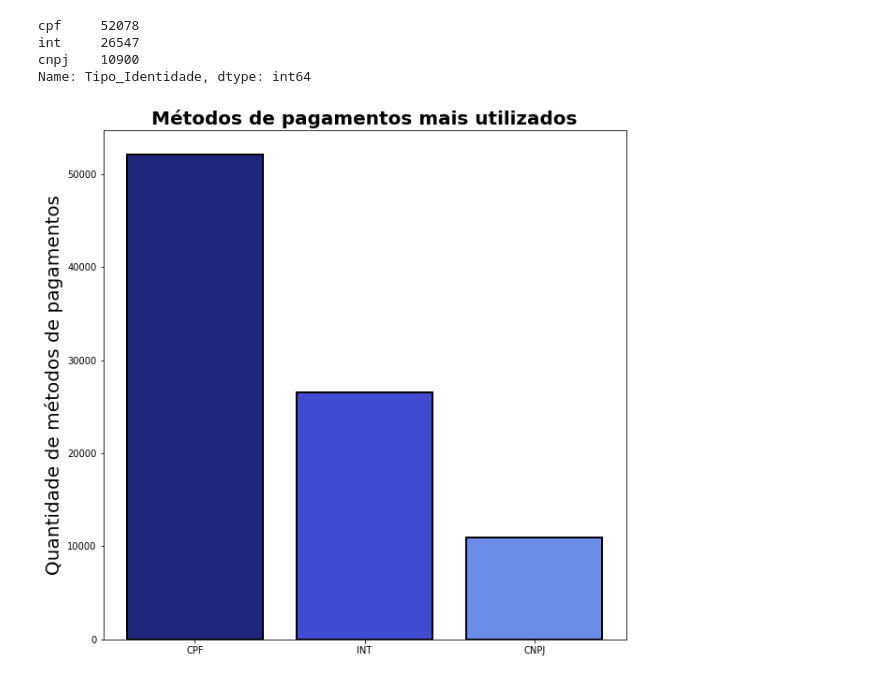
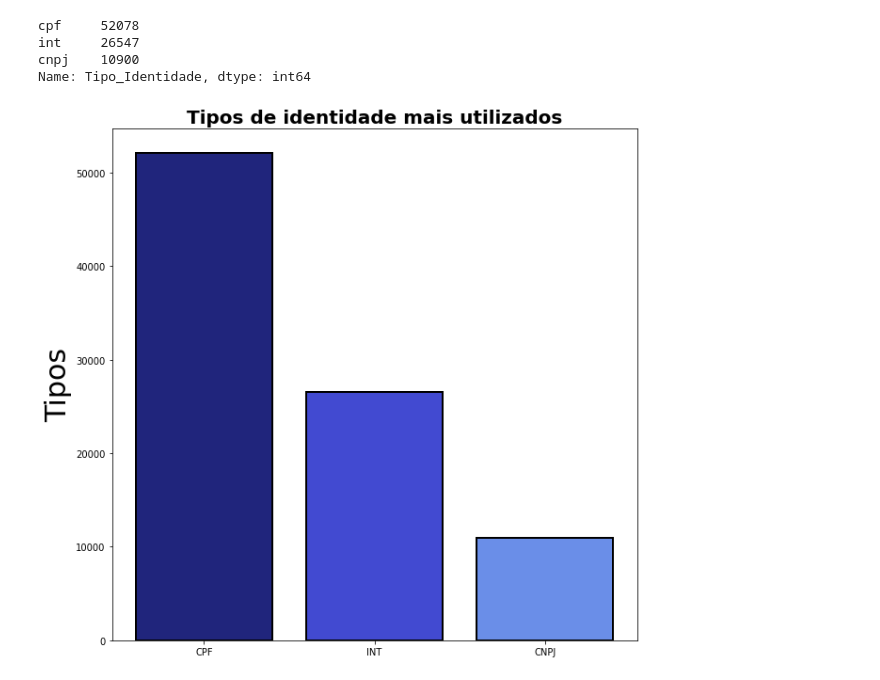
Before and after one commit to morgadope/Desafio-Kyte, a Jupyter notebook: Desafio_Kyte.ipynb, the cells around one changed output. Saved outputs shown, nothing was run; the diff lists cells and outputs as text; code cells hidden in the pictures.

```diff
--- a/Desafio_Kyte.ipynb
+++ b/Desafio_Kyte.ipynb
@@ -311,12 +313,12 @@ Name: Tipo_Identidade, dtype: int64
 # %%
 rotulos = ['CPF', 'INT', 'CNPJ']
 valores = [52078, 26547, 10900]
 colors = ["#20257c", "#424ad1", "#6a8ee8"]
 plt.figure(figsize=(10,10))
 plt.bar(rotulos,valores, color = colors,edgecolor ='black', linewidth = 2,)
-plt.title('Métodos de pagamentos mais utilizados', fontsize= 20,
+plt.title('Tipos de identidade mais utilizados', fontsize= 20,
           fontweight='bold')
-plt.ylabel('Quantidade de métodos de pagamentos',fontsize= 20)
+plt.ylabel('Tipos',fontsize= 30)
 plt.show()
 # %% [output]
-[figure, old version]
+[figure, new version]
```
Also changed, not shown: parts of 2 cells of this notebook.
